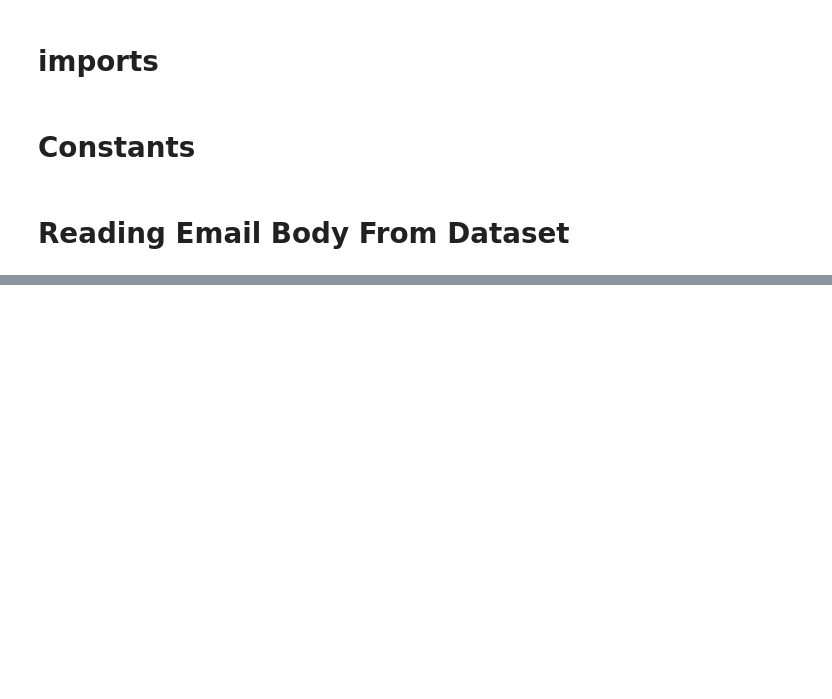
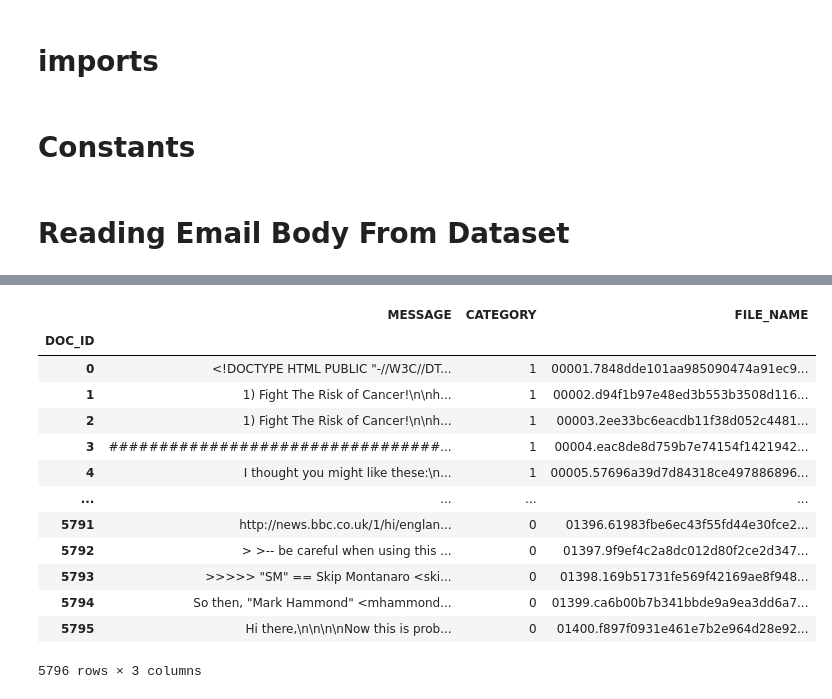
Before and after one commit to qa-amin/Naive-Bayes-Classifier-to-Filter-Spam-Emails, a Jupyter notebook: Naive _Bayes _Classifier.ipynb, the cells around one changed output, grey strips where cells are left out. Drawn from its saved outputs; the diff is of its cells as text; code cells hidden in the pictures; blank space fills up the shorter version.

```diff
--- a/Naive _Bayes _Classifier.ipynb
+++ b/Naive _Bayes _Classifier.ipynb
@@ -114,0 +186,18 @@ data
+# %%
+data = data.set_index('DOC_ID')
+data
+# %% [output]
+|  | MESSAGE | CATEGORY | FILE_NAME |
+| DOC_ID |  |  |  |
+| 0 | <!DOCTYPE HTML PUBLIC "-//W3C//DT... | 1 | 00001.7848dde101aa985090474a91ec9... |
+| 1 | 1) Fight The Risk of Cancer!\n\nh... | 1 | 00002.d94f1b97e48ed3b553b3508d116... |
+| 2 | 1) Fight The Risk of Cancer!\n\nh... | 1 | 00003.2ee33bc6eacdb11f38d052c4481... |
+| 3 | #################################... | 1 | 00004.eac8de8d759b7e74154f1421942... |
+| 4 | I thought you might like these:\n... | 1 | 00005.57696a39d7d84318ce497886896... |
+| ... | ... | ... | ... |
+| 5791 | http://news.bbc.co.uk/1/hi/englan... | 0 | 01396.61983fbe6ec43f55fd44e30fce2... |
+| 5792 | > >-- be careful when using this ... | 0 | 01397.9f9ef4c2a8dc012d80f2ce2d347... |
+| 5793 | >>>>> "SM" == Skip Montanaro <ski... | 0 | 01398.169b51731fe569f42169ae8f948... |
+| 5794 | So then, "Mark Hammond" <mhammond... | 0 | 01399.ca6b00b7b341bbde9a9ea3dd6a7... |
+| 5795 | Hi there,\n\n\n\nNow this is prob... | 0 | 01400.f897f0931e461e7b2e964d28e92... |
+5796 rows × 3 columns
```
Also changed, not shown: parts of 11 cells of this notebook.
